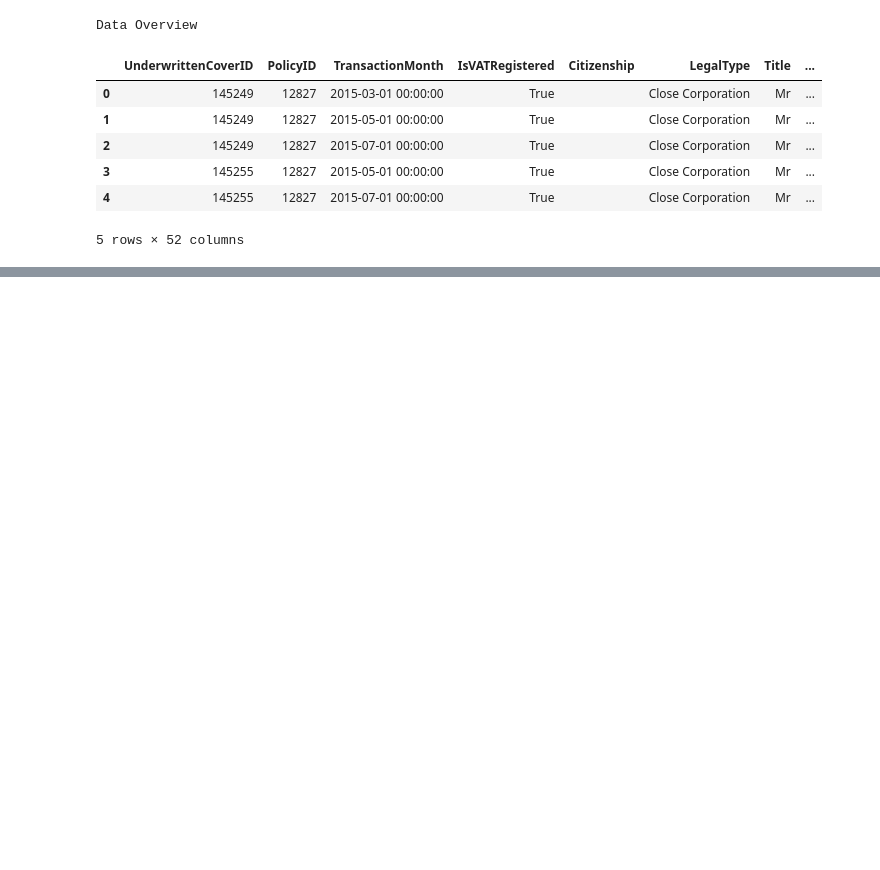
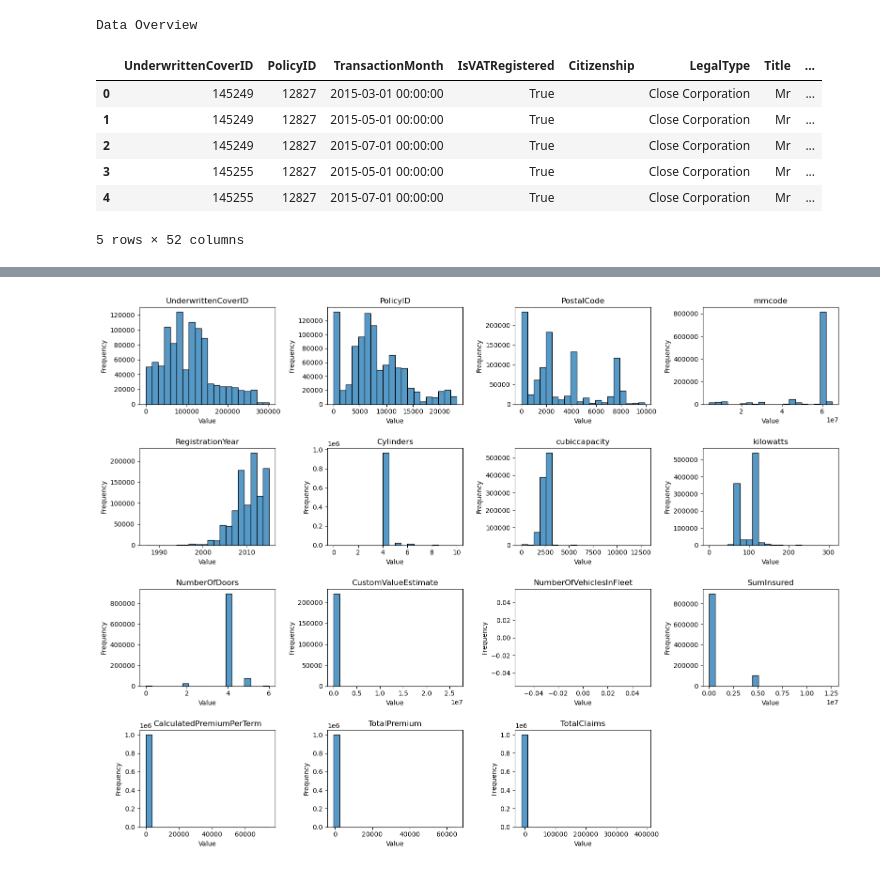
Before and after one commit to Getachew0557/KAIM2w3-AlphaCare-Insurance-Solutions, a Jupyter notebook: notebook/task1-model.ipynb, the cells around one changed output, grey strips where cells are left out. Cells and saved outputs as stored; diff of their text form; code cells hidden in the pictures; blank space fills up the shorter version.

```diff
--- a/notebook/task1-model.ipynb
+++ b/notebook/task1-model.ipynb
@@ -22,0 +189,16 @@ Data Overview
+# %%
+# Set up the matplotlib figure
+plt.figure(figsize=(16, 12))
+
+# Plot histograms
+for i, col in enumerate(numerical_cols):
+    plt.subplot(4, 4, i + 1)  # Adjust 4x4 to fit the number of numerical columns
+    sns.histplot(df[col].dropna(), bins=20, kde=False)  # kde=True to add Kernel Density Estimate
+    plt.title(col)
+    plt.xlabel('Value')
+    plt.ylabel('Frequency')
+
+plt.tight_layout()
+plt.show()
+# %% [output]
+[figure, added]
```
Also changed, not shown: parts of 24 cells of this notebook.
